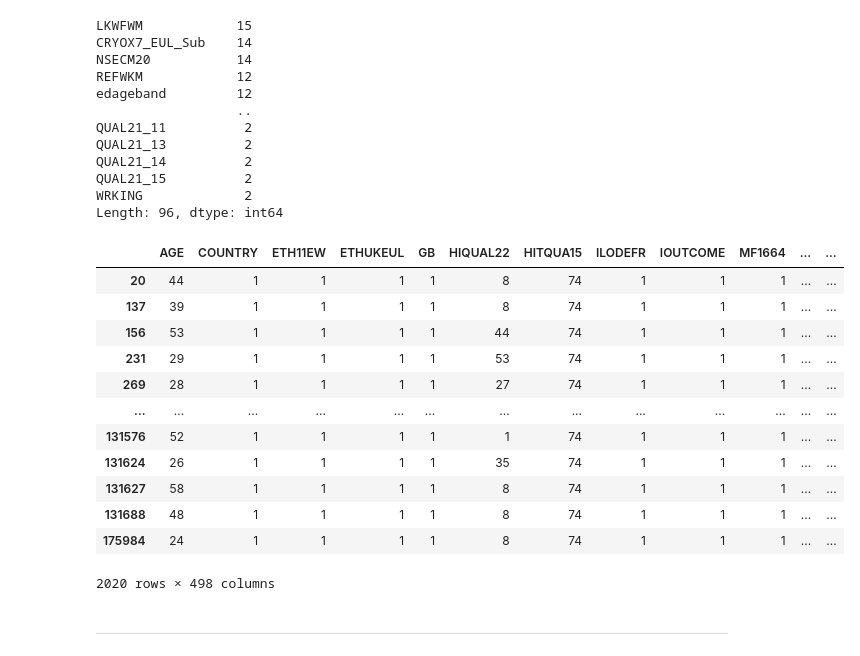
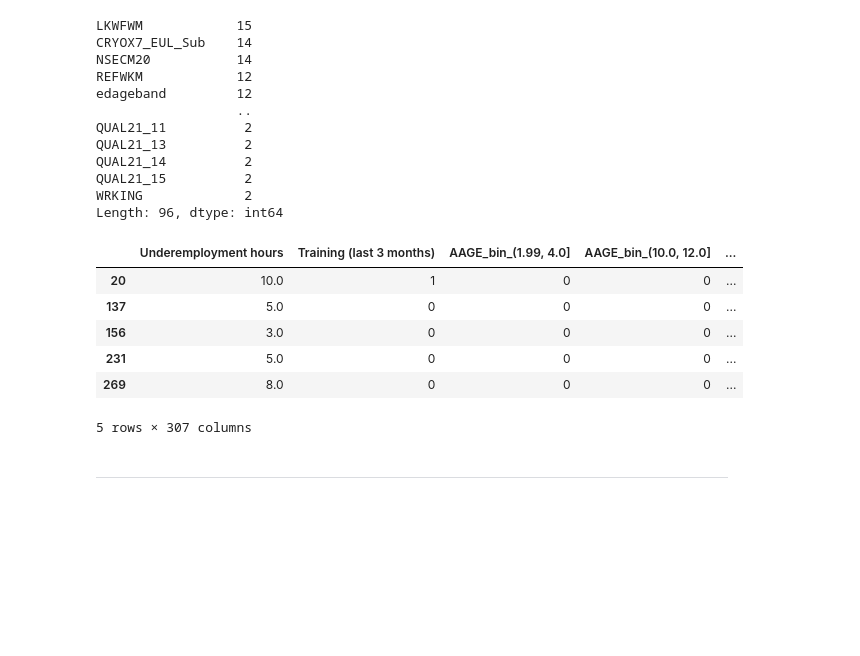
Before and after one commit to TresGes25/gg570_d200, a Jupyter notebook: implementation/analysis.ipynb, the cells around one changed output. Saved outputs shown, nothing was run; the diff lists cells and outputs as text; code cells hidden in the pictures; blank space fills up the shorter version.

```diff
--- a/implementation/analysis.ipynb
+++ b/implementation/analysis.ipynb
@@ -133,26 +133,26 @@ QUAL21_15          2
 WRKING             2
 Length: 96, dtype: int64
 # %%
-cols_to_bin = list(df.columns[df.nunique().between(2, 15)])
+cols_to_bin = list(df.columns[df.nunique().between(2, 15)].difference(['Training (last 3 months)']))
 for col in cols_to_bin:
-    df = pd.concat([df, pd.get_dummies(pd.cut(df[col], bins=5), prefix=f'{col}_bin', dtype=int)], axis=1)
+    df = pd.concat([df, pd.get_dummies(pd.cut(df[col], bins=min(5, df[col].nunique())), prefix=f'{col}_bin', dtype=int)], axis=1)
     df = df.drop(columns=col)
+# %%
+df['Training (last 3 months)'] = df['Training (last 3 months)'].replace(2, 0)
+# %%
+vars_of_interest = ['Underemployment hours', 'Training (last 3 months)']
+other_vars = sorted([col for col in df.columns if col not in vars_of_interest])
+df = df[vars_of_interest + other_vars]
 # %%
-df
+df.head()
 # %% [output]
-|  | AGE | COUNTRY | ETH11EW | ETHUKEUL | GB | HIQUAL22 | HITQUA15 | ILODEFR | IOUTCOME | MF1664 | ... | ... |
-| 20 | 44 | 1 | 1 | 1 | 1 | 8 | 74 | 1 | 1 | 1 | ... | ... |
-| 137 | 39 | 1 | 1 | 1 | 1 | 8 | 74 | 1 | 1 | 1 | ... | ... |
-| 156 | 53 | 1 | 1 | 1 | 1 | 44 | 74 | 1 | 1 | 1 | ... | ... |
-| 231 | 29 | 1 | 1 | 1 | 1 | 53 | 74 | 1 | 1 | 1 | ... | ... |
-| 269 | 28 | 1 | 1 | 1 | 1 | 27 | 74 | 1 | 1 | 1 | ... | ... |
-| ... | ... | ... | ... | ... | ... | ... | ... | ... | ... | ... | ... | ... |
-| 131576 | 52 | 1 | 1 | 1 | 1 | 1 | 74 | 1 | 1 | 1 | ... | ... |
-| 131624 | 26 | 1 | 1 | 1 | 1 | 35 | 74 | 1 | 1 | 1 | ... | ... |
-| 131627 | 58 | 1 | 1 | 1 | 1 | 8 | 74 | 1 | 1 | 1 | ... | ... |
-| 131688 | 48 | 1 | 1 | 1 | 1 | 8 | 74 | 1 | 1 | 1 | ... | ... |
-| 175984 | 24 | 1 | 1 | 1 | 1 | 8 | 74 | 1 | 1 | 1 | ... | ... |
+|  | Underemployment hours | Training (last 3 months) | AAGE_bin_(1.99, 4.0] | AAGE_bin_(10.0, 12.0] | ... |
+| 20 | 10.0 | 1 | 0 | 0 | ... |
+| 137 | 5.0 | 0 | 0 | 0 | ... |
+| 156 | 3.0 | 0 | 0 | 0 | ... |
+| 231 | 5.0 | 0 | 0 | 0 | ... |
+| 269 | 8.0 | 0 | 0 | 0 | ... |
-2020 rows × 498 columns
+5 rows × 307 columns
 # %% [markdown]
 ---
 # %%
```
